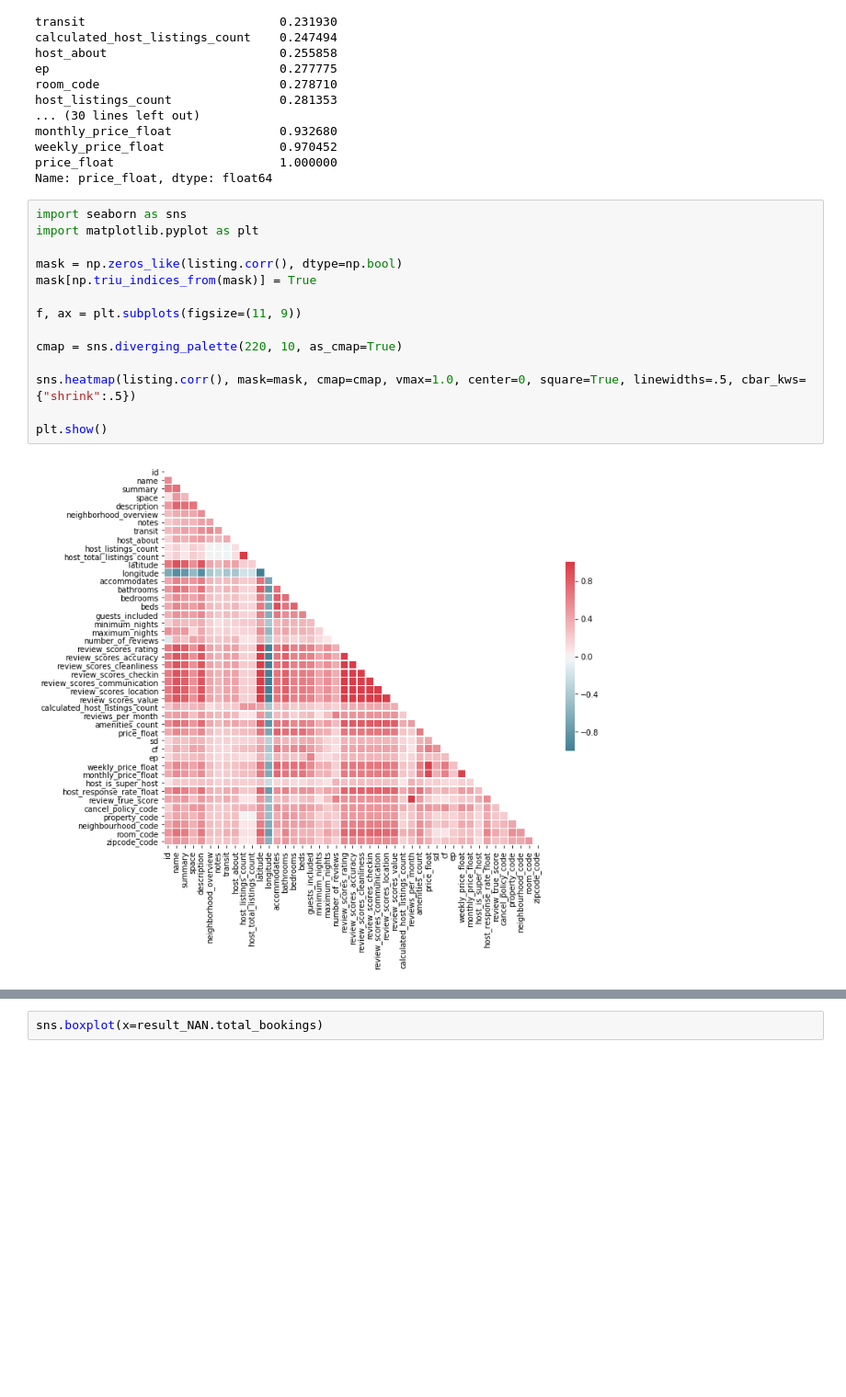
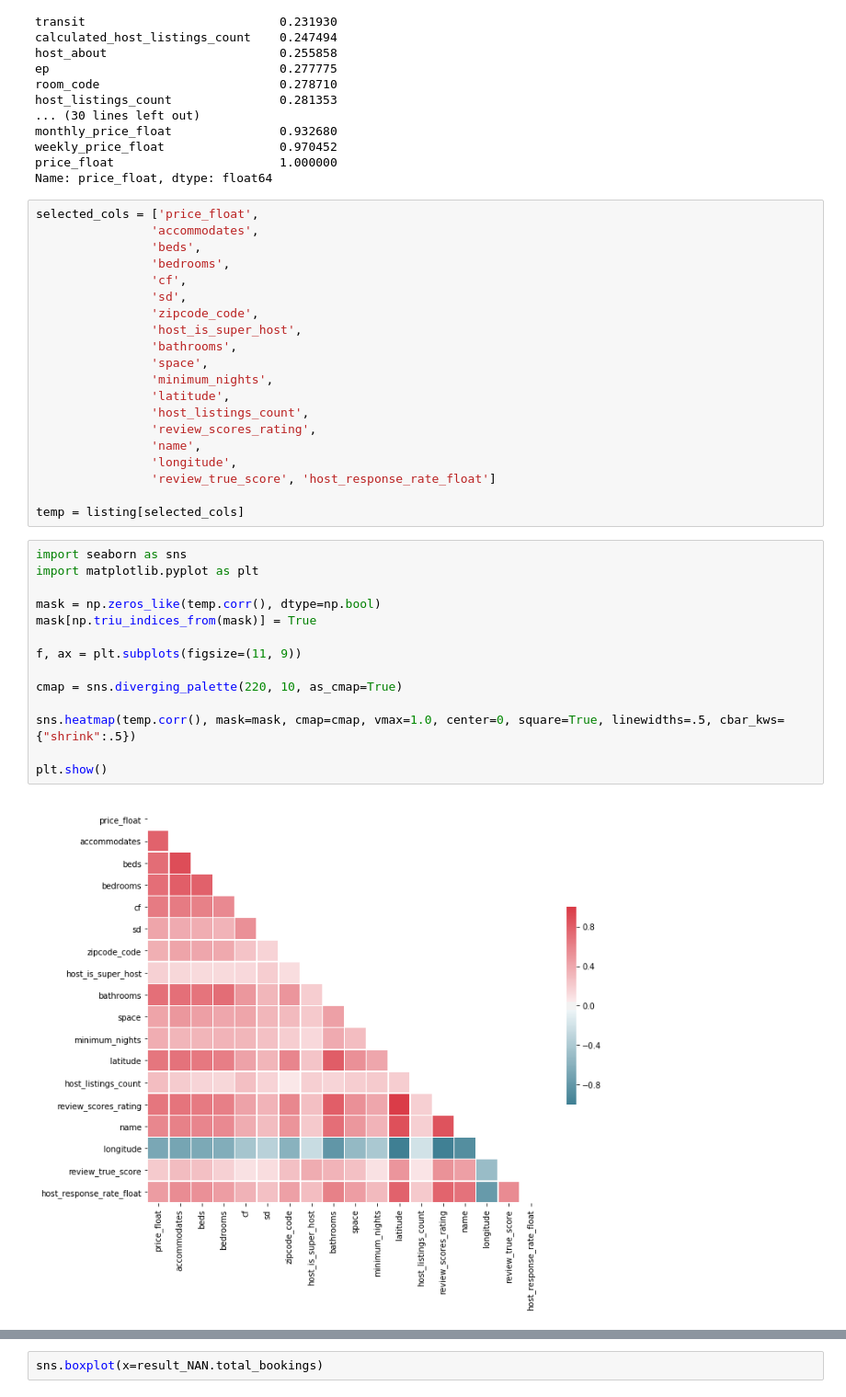
Before and after one commit to kevinhuynh23/RACK, a Jupyter notebook: model.ipynb, the cells around one changed output, grey strips where cells are left out. Shown at 92% size. Saved outputs shown, nothing was run; the diff lists cells and outputs as text; blank space fills up the shorter version.

```diff
--- a/model.ipynb
+++ b/model.ipynb
@@ -76,19 +182,39 @@ monthly_price_float               0.932680
 weekly_price_float                0.970452
 price_float                       1.000000
 Name: price_float, dtype: float64
+# %%
+selected_cols = ['price_float',
+                'accommodates',
+                'beds',
+                'bedrooms',
+                'cf',
+                'sd',
+                'zipcode_code',
+                'host_is_super_host',
+                'bathrooms',
+                'space',
+                'minimum_nights',
+                'latitude',
+                'host_listings_count',
+                'review_scores_rating',
+                'name',
+                'longitude',
+                'review_true_score', 'host_response_rate_float']
+
+temp = listing[selected_cols]
 # %%
 import seaborn as sns
 import matplotlib.pyplot as plt
 
-mask = np.zeros_like(listing.corr(), dtype=np.bool)
+mask = np.zeros_like(temp.corr(), dtype=np.bool)
 mask[np.triu_indices_from(mask)] = True
 
 f, ax = plt.subplots(figsize=(11, 9))
 
 cmap = sns.diverging_palette(220, 10, as_cmap=True)
 
-sns.heatmap(listing.corr(), mask=mask, cmap=cmap, vmax=1.0, center=0, square=True, linewidths=.5, cbar_kws={"shrink":.5})
+sns.heatmap(temp.corr(), mask=mask, cmap=cmap, vmax=1.0, center=0, square=True, linewidths=.5, cbar_kws={"shrink":.5})
 
 plt.show()
 # %% [output]
-[figure, old version]
+[figure, new version]
```
Also changed, not shown: parts of 39 cells of this notebook, 1 other file.
